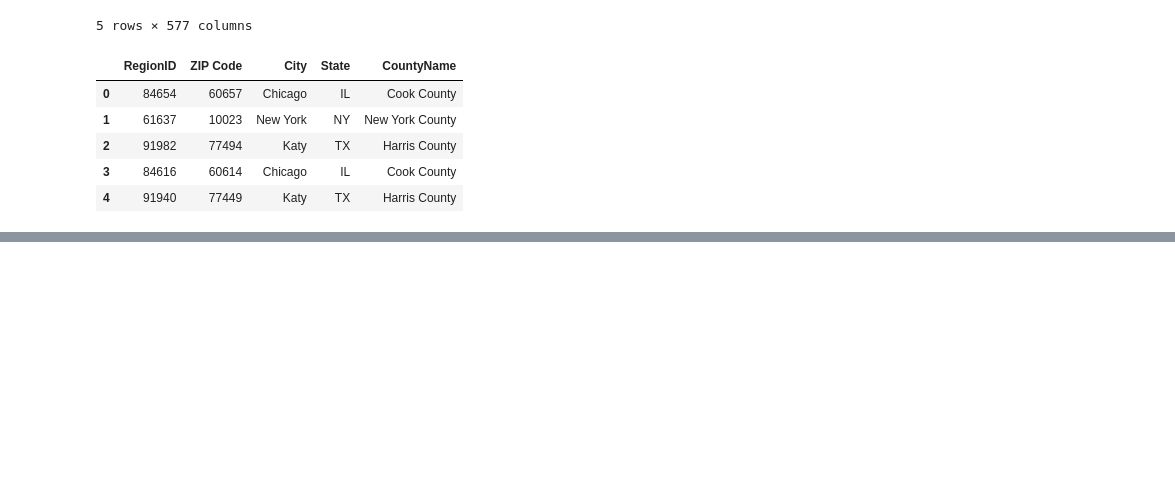
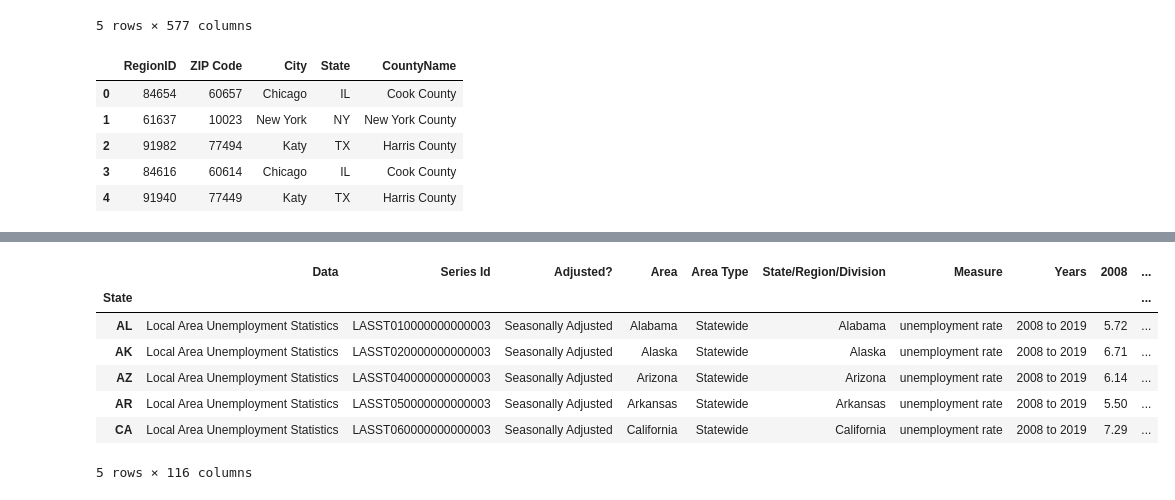
Before and after one commit to cmarchini19/US-Housing-Market-Analysis, a Jupyter notebook: tolu.ipynb, the cells around one changed output, grey strips where cells are left out. Cells and saved outputs as stored; diff of their text form; code cells hidden in the pictures; blank space fills up the shorter version.

Commit message:
Added divorce rate, employment rate

```diff
--- a/tolu.ipynb
+++ b/tolu.ipynb
@@ -205,0 +248,15 @@ state_data
+# %%
+unemployment_csv = "Resources/Cleaned_BLS_Unemployment-Rate-by-State_2008-2019_1-11-2020.csv"
+
+unemployment_data = pd.read_csv(unemployment_csv, encoding="ISO-8859-1")
+unemployment_data = unemployment_data.rename(columns={"State Abbreviation":"State"}).set_index("State")
+unemployment_data.head()
+# %% [output]
+|  | Data | Series Id | Adjusted? | Area | Area Type | State/Region/Division | Measure | Years | 2008 | ... |
+| State |  |  |  |  |  |  |  |  |  | ... |
+| AL | Local Area Unemployment Statistics | LASST010000000000003 | Seasonally Adjusted | Alabama | Statewide | Alabama | unemployment rate | 2008 to 2019 | 5.72 | ... |
+| AK | Local Area Unemployment Statistics | LASST020000000000003 | Seasonally Adjusted | Alaska | Statewide | Alaska | unemployment rate | 2008 to 2019 | 6.71 | ... |
+| AZ | Local Area Unemployment Statistics | LASST040000000000003 | Seasonally Adjusted | Arizona | Statewide | Arizona | unemployment rate | 2008 to 2019 | 6.14 | ... |
+| AR | Local Area Unemployment Statistics | LASST050000000000003 | Seasonally Adjusted | Arkansas | Statewide | Arkansas | unemployment rate | 2008 to 2019 | 5.50 | ... |
+| CA | Local Area Unemployment Statistics | LASST060000000000003 | Seasonally Adjusted | California | Statewide | California | unemployment rate | 2008 to 2019 | 7.29 | ... |
+5 rows × 116 columns
```
Also changed, not shown: parts of 14 cells of this notebook, 5 other files.
